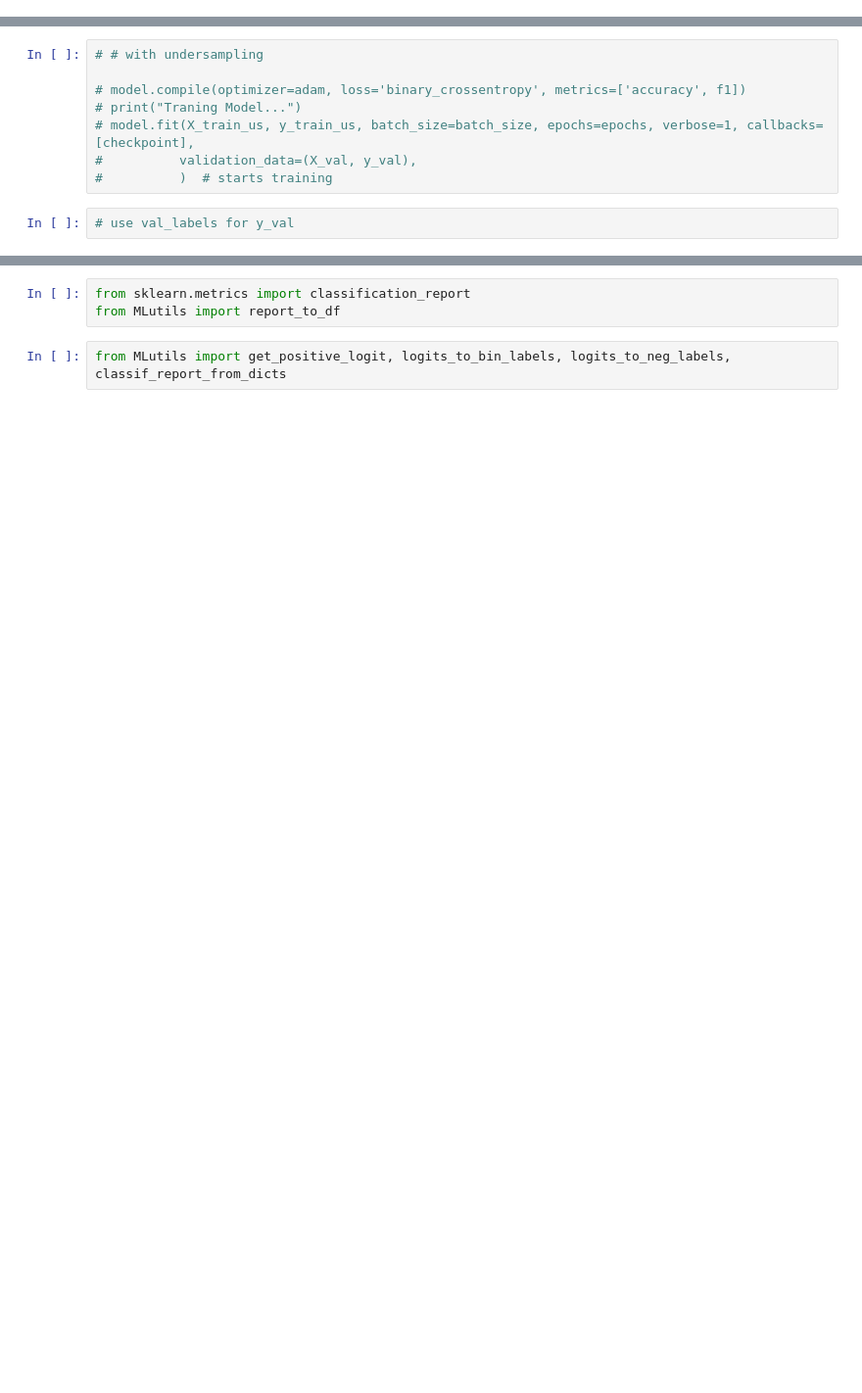
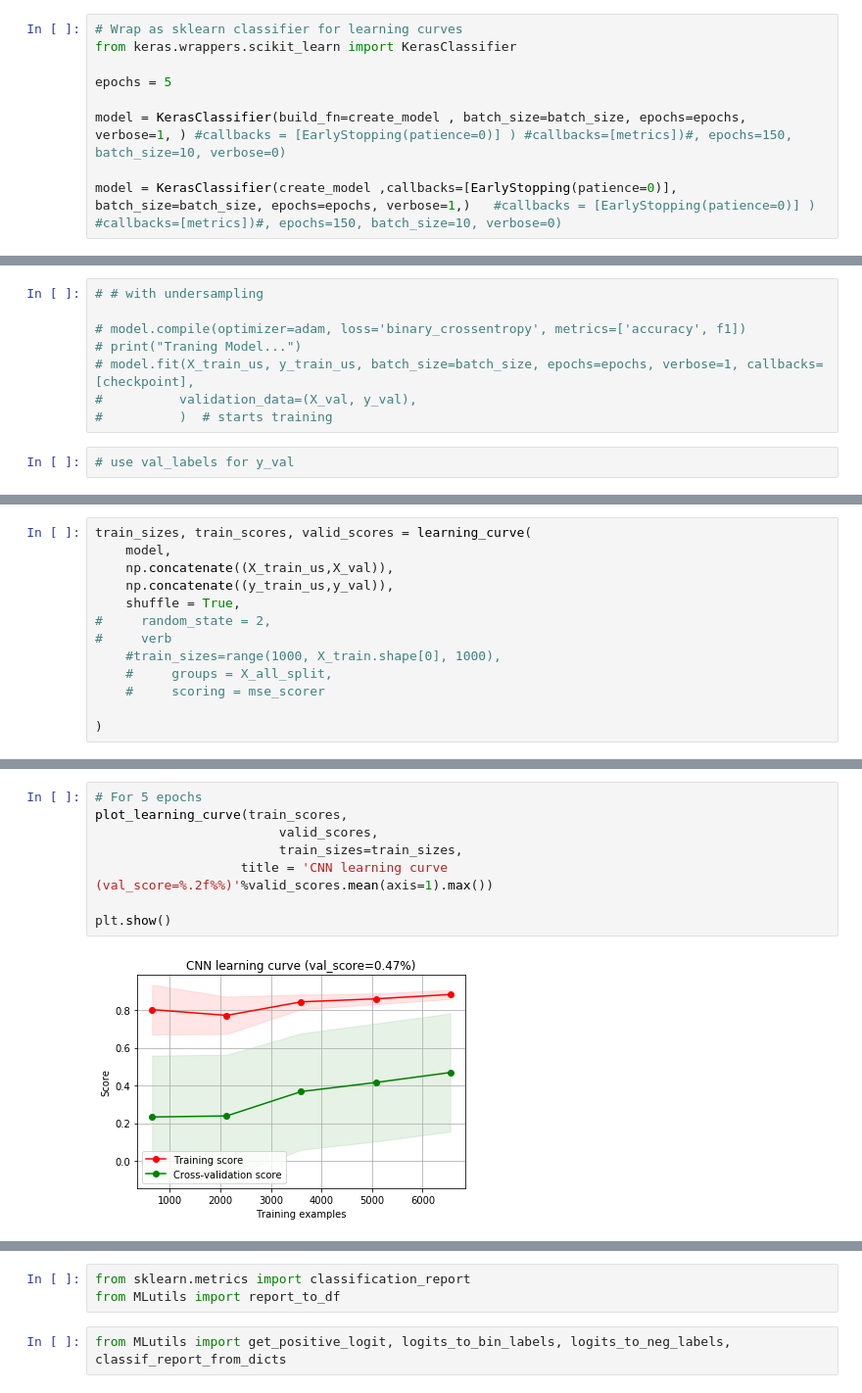
Before and after one commit to littlewine/snorkel-ml, a Jupyter notebook: my-code/CNN-text-classification-keras.ipynb, the cells around one changed output, grey strips where cells are left out. Shown at 98% size. Drawn from its saved outputs; the diff is of its cells as text; blank space fills up the shorter version.

```diff
--- a/my-code/CNN-text-classification-keras.ipynb
+++ b/my-code/CNN-text-classification-keras.ipynb
@@ -317,0 +368,9 @@ Creating Model...
+# %%
+# Wrap as sklearn classifier for learning curves
+from keras.wrappers.scikit_learn import KerasClassifier
+
+epochs = 5
+
+model = KerasClassifier(build_fn=create_model , batch_size=batch_size, epochs=epochs, verbose=1, ) #callbacks = [EarlyStopping(patience=0)] ) #callbacks=[metrics])#, epochs=150, batch_size=10, verbose=0)
+
+model = KerasClassifier(create_model ,callbacks=[EarlyStopping(patience=0)],  batch_size=batch_size, epochs=epochs, verbose=1,)   #callbacks = [EarlyStopping(patience=0)] ) #callbacks=[metrics])#, epochs=150, batch_size=10, verbose=0)
@@ -403,0 +453,13 @@ class Metrics(Callback):
+# %%
+train_sizes, train_scores, valid_scores = learning_curve(
+    model,
+    np.concatenate((X_train_us,X_val)),
+    np.concatenate((y_train_us,y_val)),
+    shuffle = True,
+#     random_state = 2,
+#     verb
+    #train_sizes=range(1000, X_train.shape[0], 1000),
+    #     groups = X_all_split,
+    #     scoring = mse_scorer
+
+)
@@ -403,0 +478,10 @@ class Metrics(Callback):
+# %%
+# For 5 epochs
+plot_learning_curve(train_scores,
+                        valid_scores,
+                        train_sizes=train_sizes,
+                   title = 'CNN learning curve (val_score=%.2f%%)'%valid_scores.mean(axis=1).max())
+
+plt.show()
+# %% [output]
+[figure, added]
```
Also changed, not shown: parts of 33 cells of this notebook, 16 other files.
